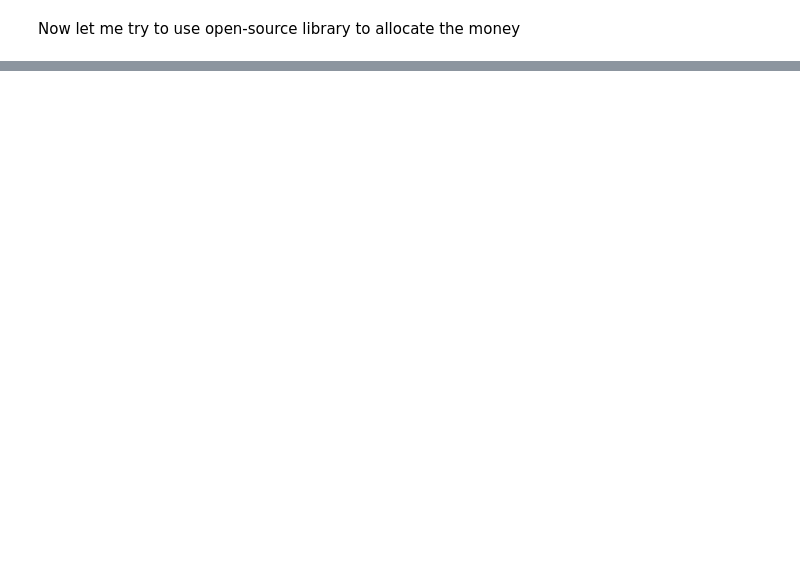
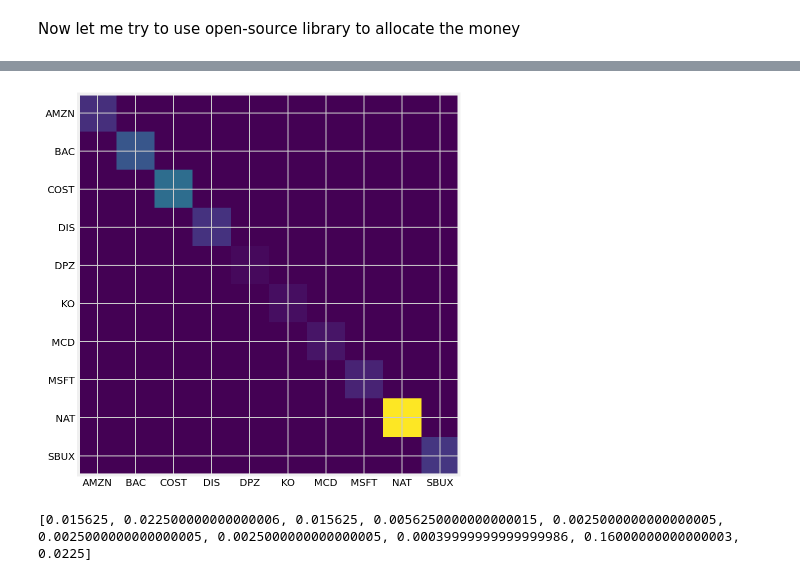
Before and after one commit to KingYuanSun/Individual-Projects-Finance, a Jupyter notebook: PortfolioOptimization_EfficientFrontier.ipynb, the cells around one changed output, grey strips where cells are left out. Cells and saved outputs as stored; diff of their text form; code cells hidden in the pictures; blank space fills up the shorter version.

```diff
--- a/PortfolioOptimization_EfficientFrontier.ipynb
+++ b/PortfolioOptimization_EfficientFrontier.ipynb
@@ -354,0 +399,66 @@ Funds remaining: $180.34
+# %%
+# You don't have to provide views on all the assets
+viewdict = {
+    "AMZN": 0.10,
+    "BAC": 0.30,
+    "COST": 0.05,
+    "DIS": 0.05,
+    "DPZ": 0.20,
+    "KO": -0.05,  # I think Coca-Cola will go down 5%
+    "MCD": 0.15,
+    "MSFT": 0.10,
+    "NAT": 0.50,  # but low confidence, which will be reflected later
+    "SBUX": 0.10
+}
+
+bl = BlackLittermanModel(S, pi=market_prior, absolute_views=viewdict)
+
+confidences = [
+    0.6,
+    0.4,
+    0.2,
+    0.5,
+    0.7, # confident in dominos
+    0.7, # confident KO will do poorly
+    0.7,
+    0.5,
+    0.1,
+    0.4
+]
+
+bl = BlackLittermanModel(S, pi=market_prior, absolute_views=viewdict, omega="idzorek", view_confidences=confidences)
+
+fig, ax = plt.subplots(figsize=(7,7))
+im = ax.imshow(bl.omega)
+
+# We want to show all ticks...
+ax.set_xticks(np.arange(len(bl.tickers)))
+ax.set_yticks(np.arange(len(bl.tickers)))
+
+ax.set_xticklabels(bl.tickers)
+ax.set_yticklabels(bl.tickers)
+plt.show()
+
+intervals = [
+    (0, 0.25),
+    (0.1, 0.4),
+    (-0.1, 0.15),
+    (-0.05, 0.1),
+    (0.15, 0.25),
+    (-0.1, 0),
+    (0.1, 0.2),
+    (0.08, 0.12),
+    (0.1, 0.9),
+    (0, 0.3)
+]
+
+variances = []
+for lb, ub in intervals:
+    sigma = (ub - lb)/2
+    variances.append(sigma ** 2)
+
+print(variances)
+omega = np.diag(variances)
+# %% [output]
+[figure, added]
+[0.015625, 0.022500000000000006, 0.015625, 0.0056250000000000015, 0.0025000000000000005, 0.0025000000000000005, 0.0025000000000000005, 0.00039999999999999986, 0.16000000000000003, 0.0225]
```
Also changed, not shown: parts of 19 cells of this notebook.
